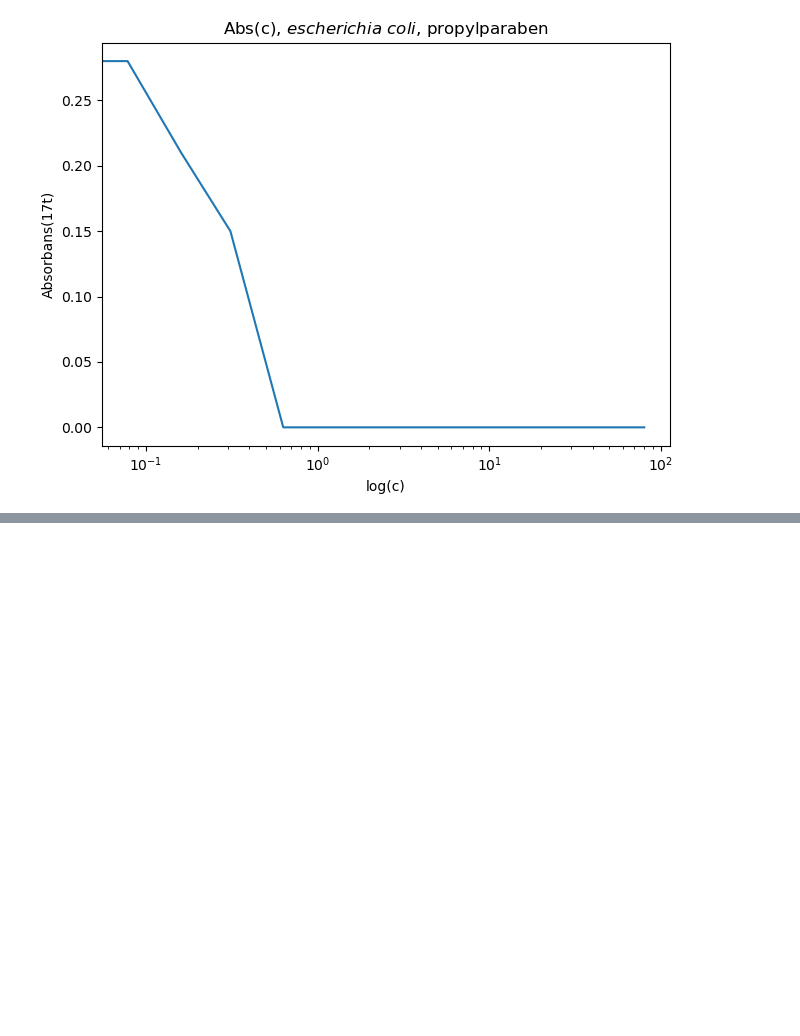
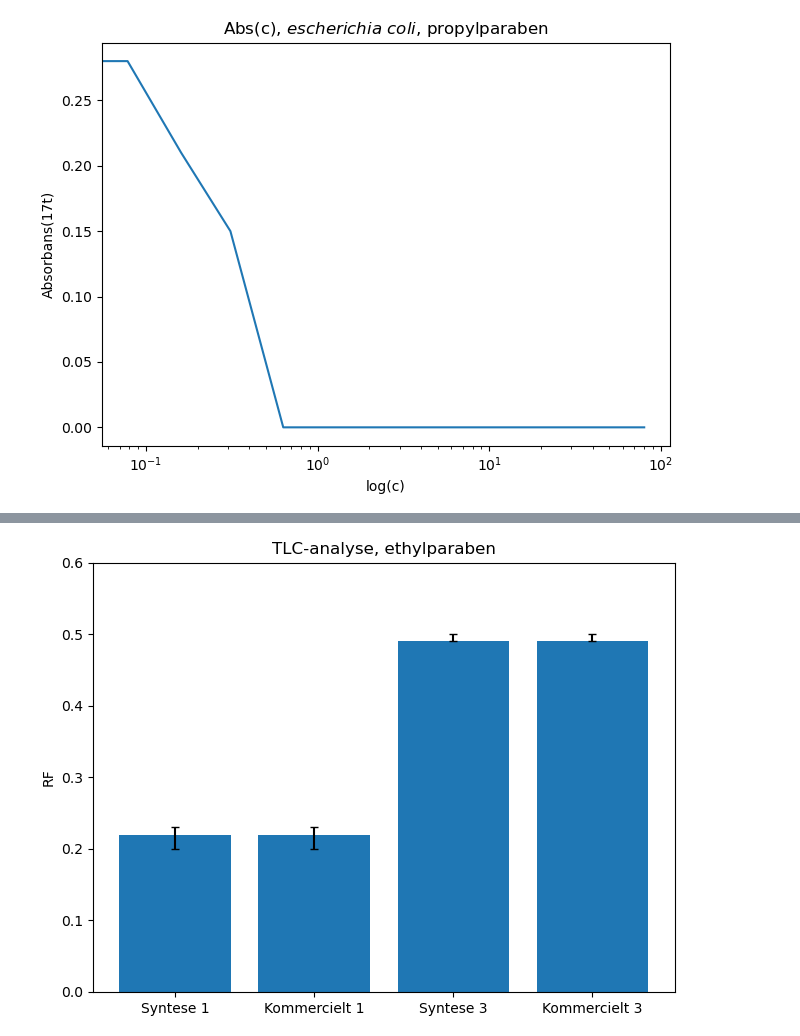
Before and after one commit to oliverbager/teknikfag, a Jupyter notebook: databehandling.ipynb, the cells around one changed output, grey strips where cells are left out. Saved outputs shown, nothing was run; the diff lists cells and outputs as text; code cells hidden in the pictures; blank space fills up the shorter version.

```diff
--- a/databehandling.ipynb
+++ b/databehandling.ipynb
@@ -130,0 +127,21 @@ plt.show()
+# %%
+fig, ax = plt.subplots();
+
+samples = ['Syntese 1', 'Kommercielt 1', 'Syntese 3', 'Kommercielt 3'];
+rf = [0.22, 0.22, 0.49, 0.49];
+rf_low = [.02, .02, 0, 0];
+rf_high = [.01, .01, .01, .01];
+rf_error = [rf_low, rf_high]
+
+ax.set_ylim([0,.6])
+
+ax.bar(samples, rf, yerr = rf_error, capsize=3);
+
+ax.set_ylabel('RF');
+ax.set_title('TLC-analyse, ethylparaben');
+plt.tight_layout(pad=0.25)
+plt.savefig('ethylrf.pdf', dpi=150)
+
+plt.show()
+# %% [output]
+[figure, added]
```
Also changed, not shown: parts of 7 cells of this notebook, 8 other files.
